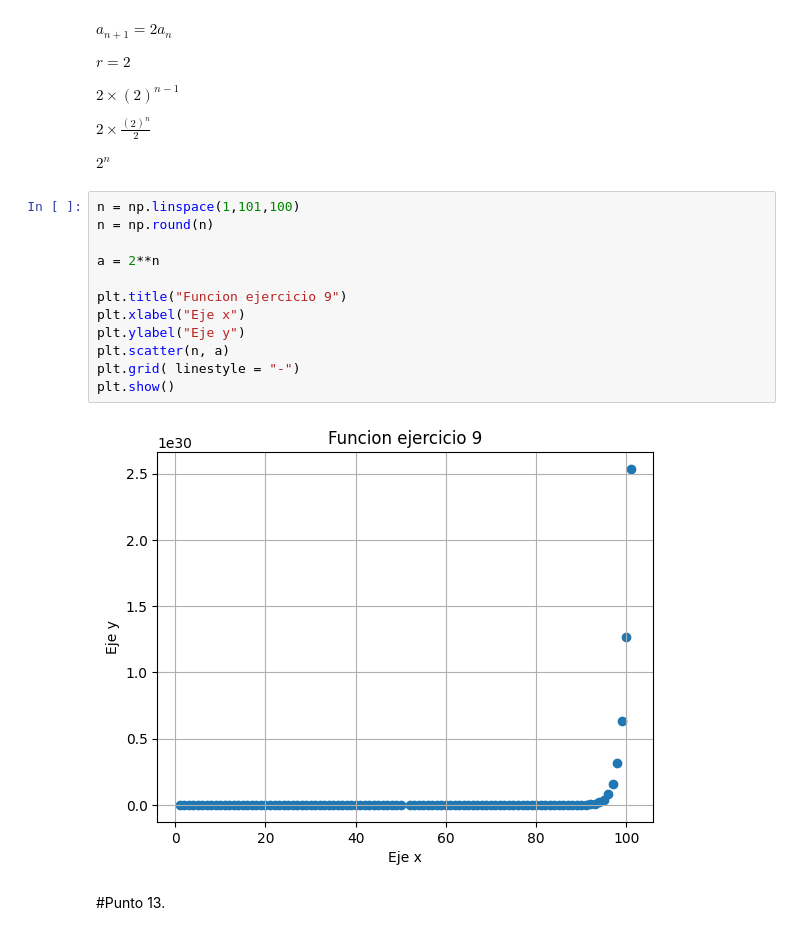
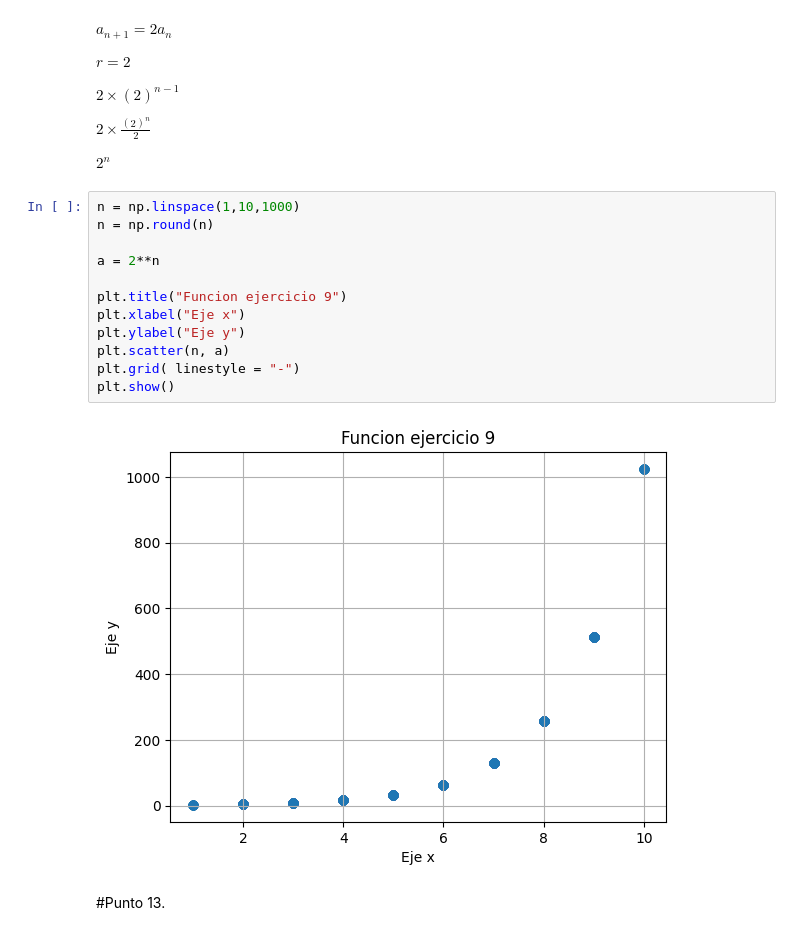
Before and after one commit to danielbau26/Aplicadas, a Jupyter notebook: Taller_5.ipynb, the cells around one changed output. Drawn from its saved outputs; the diff is of its cells as text.

```diff
--- a/Taller_5.ipynb
+++ b/Taller_5.ipynb
@@ -465,18 +465,18 @@ $2 × \frac{(2)^n}{2}$
 
 $2^n$
 # %%
-n = np.linspace(1,101,100)
+n = np.linspace(1,10,1000)
 n = np.round(n)
 
 a = 2**n
 
 plt.title("Funcion ejercicio 9")
 plt.xlabel("Eje x")
 plt.ylabel("Eje y")
 plt.scatter(n, a)
 plt.grid( linestyle = "-")
 plt.show()
 # %% [output]
-[figure, old version]
+[figure, new version]
 # %% [markdown]
 #Punto 13.
```
